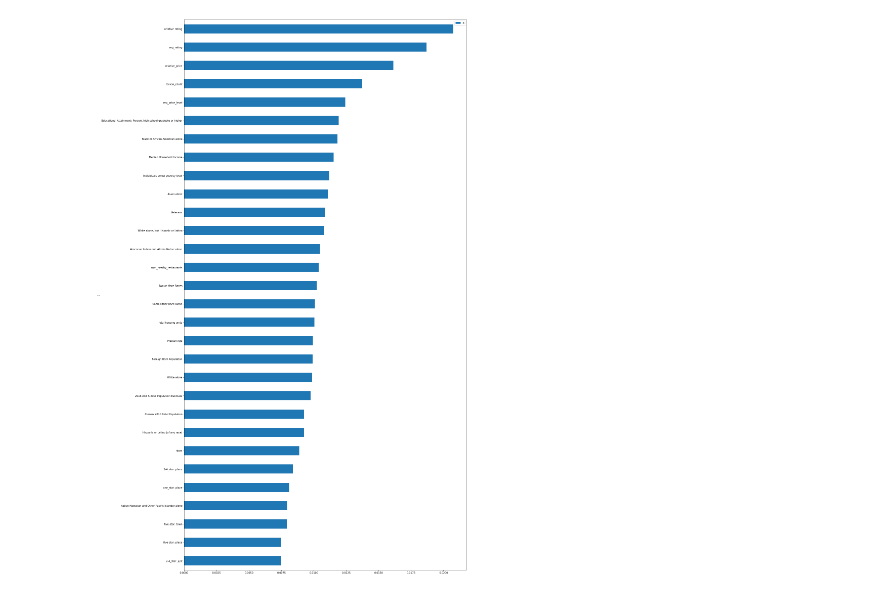
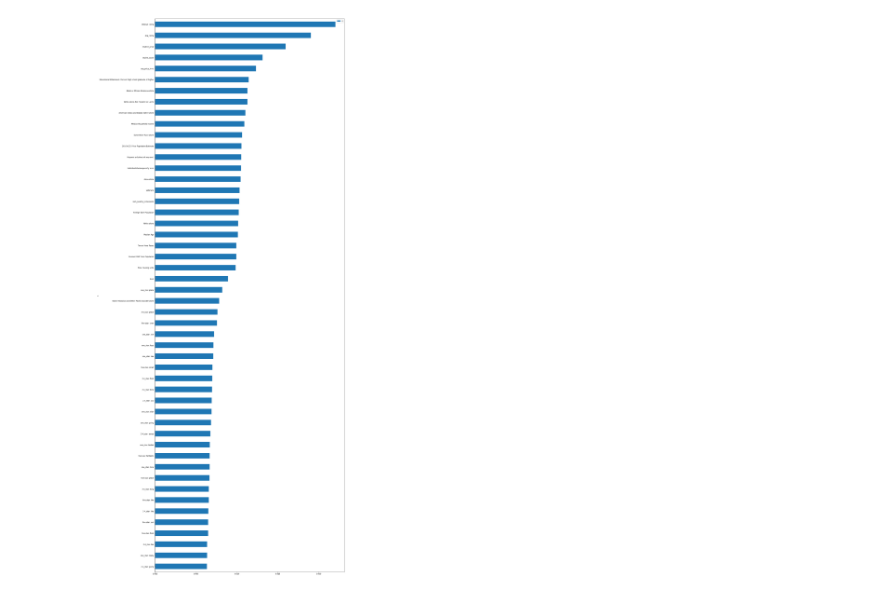
Before and after one commit to ellcrane/restaurant-closing-probability, a Jupyter notebook: notebooks/model.ipynb, the cells around one changed output. Saved outputs shown, nothing was run; the diff lists cells and outputs as text; code cells hidden in the pictures.

```diff
--- a/notebooks/model.ipynb
+++ b/notebooks/model.ipynb
@@ -69,8 +68,9 @@ top_review_values, top_review_columns = rf_best_features(df, review_columns, 100
 # %%
 df = pd.read_csv('../data/featurized_dataframe.csv')
 # %%
-yelp_columns = ['restaurant_count','review_count','stars',
-    'Attribute|has_Alcohol', 'Attribute|has_Ambience|casual', 'Attribute|has_Ambience|classy',
+yelp_columns = ['restaurant_count','restaurant_count > 1','restaurant_count > 5',
+                'restaurant_count > 25','review_count','stars','Attribute|has_Alcohol',
+                'Attribute|has_Ambience|casual', 'Attribute|has_Ambience|classy',
                 'Attribute|has_Ambience|divey', 'Attribute|has_Ambience|hipster',
                 'Attribute|has_Ambience|intimate', 'Attribute|has_Ambience|romantic',
                 'Attribute|has_Ambience|touristy', 'Attribute|has_Ambience|trendy',
@@ -133,6 +133,8 @@ census_columns = ['2016 ACS 5-Year Population Estimate',
 price_and_nearby_columns = ['avg_price_level','avg_rating','num_nearby_restaurants','relative rating',
                             'price_level','relative_price']
 
+info_columns = ['name','city','postal_code','address','business_id','latitude','longitude','neighborhood']
+
 top_review_values, top_review_columns = rf_best_features(df, review_columns, 100)
 
 x_columns = yelp_columns + census_columns + price_and_nearby_columns + top_review_columns
@@ -174,7 +202,7 @@ for model in models:
 [figure]
 # %%
-top_review_values, top_review_columns = rf_best_features(df, x_columns, 30)
+top_review_values, top_review_columns = rf_best_features(df, x_columns, len(x_columns))
 # %%
-plot_best_features(top_review_values, top_review_columns,20,40)
+plot_best_features(top_review_values, top_review_columns,20,60)
 # %% [output]
-[figure, old version]
+[figure, new version]
```
Also changed, not shown: parts of 11 cells of this notebook, 3 other files.
